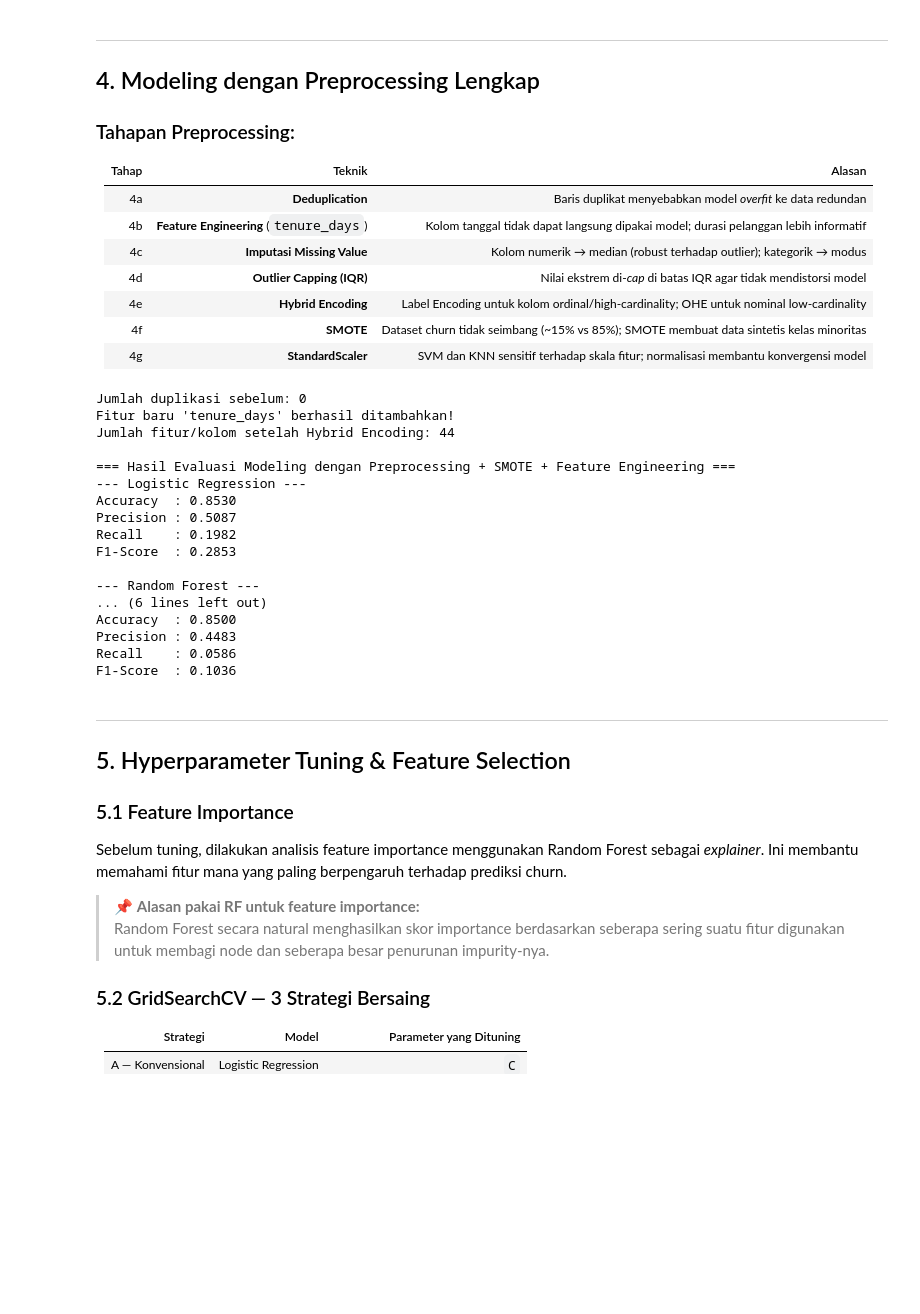
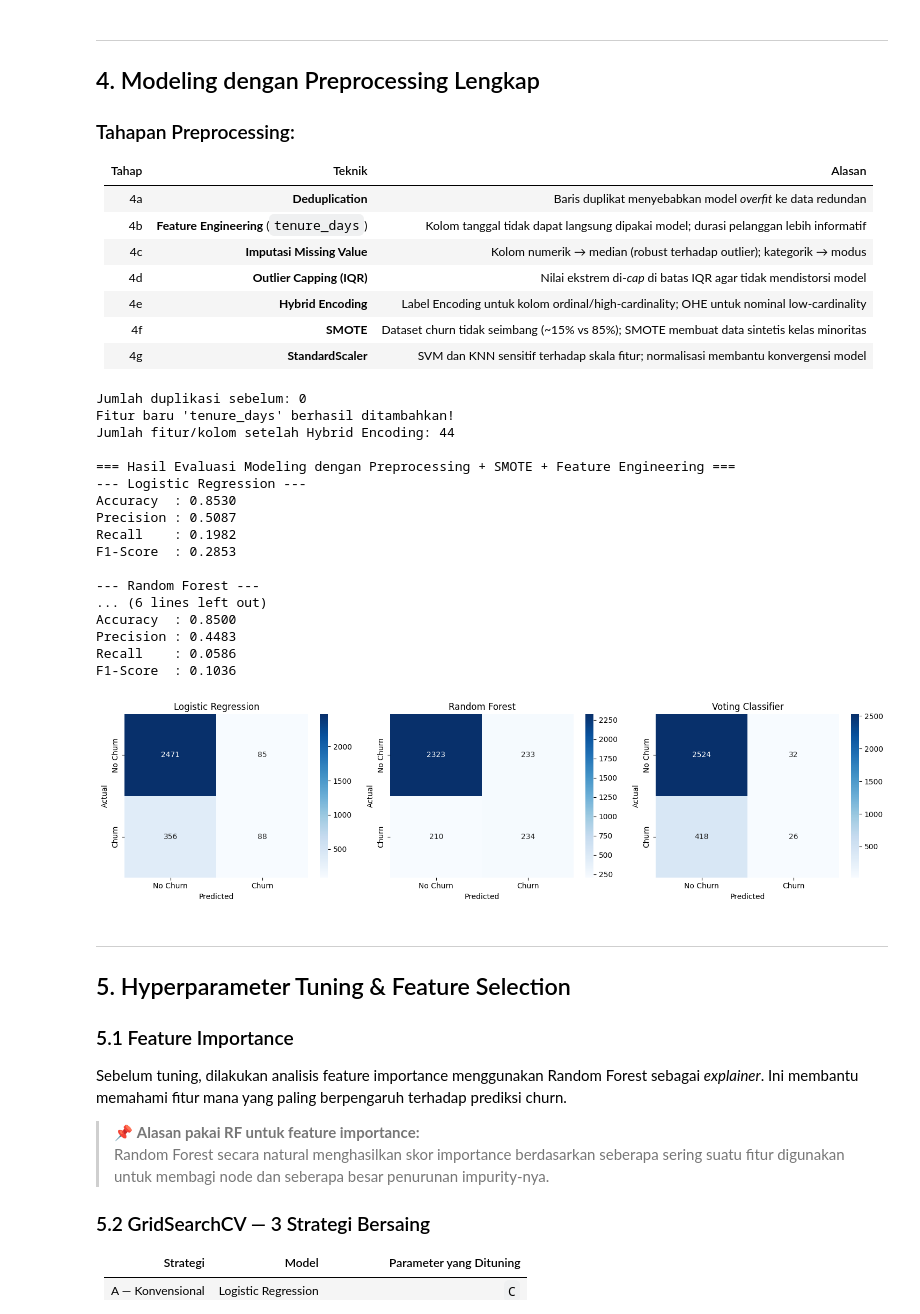
Before and after one commit to GabriellaJovanka/churn-customer-prediction, a Jupyter notebook: UAS_BENGKOD_A112314861.ipynb, the cells around one changed output. Saved outputs shown, nothing was run; the diff lists cells and outputs as text; code cells hidden in the pictures; blank space fills up the shorter version.

```diff
--- a/UAS_BENGKOD_A112314861.ipynb
+++ b/UAS_BENGKOD_A112314861.ipynb
@@ -397,36 +438,52 @@ models = {
 
 # Evaluasi Model (Looping untuk setiap model yang didefinisikan)
 print("\n=== Hasil Evaluasi Modeling dengan Preprocessing + SMOTE + Feature Engineering ===")
-for name, model in models.items():
+
+fig, axes = plt.subplots(1, len(models), figsize=(5*len(models), 4))
+
+for ax, (name, model) in zip(axes, models.items()):
     # Melatih model menggunakan data training yang sudah di-SMOTE dan di-Scaling
     model.fit(X_train_scaled, y_train_smote)
 
     # Memprediksi data test (sudah di-scale)
     y_pred = model.predict(X_test_scaled)
 
     print(f"--- {name} ---")
     print(f"Accuracy  : {accuracy_score(y_test_prep, y_pred):.4f}")
     print(f"Precision : {precision_score(y_test_prep, y_pred):.4f}")
     print(f"Recall    : {recall_score(y_test_prep, y_pred):.4f}")
     print(f"F1-Score  : {f1_score(y_test_prep, y_pred):.4f}\n")
+
+    # Confusion Matrix
+    cm = confusion_matrix(y_test_prep, y_pred)
+    sns.heatmap(cm, annot=True, fmt='d', cmap='Blues', ax=ax,
+                xticklabels=['No Churn', 'Churn'],
+                yticklabels=['No Churn', 'Churn'])
+    ax.set_title(name)
+    ax.set_xlabel('Predicted')
+    ax.set_ylabel('Actual')
+
+plt.tight_layout()
+plt.show()
 # %% [output]
 Jumlah duplikasi sebelum: 0
 Fitur baru 'tenure_days' berhasil ditambahkan!
 Jumlah fitur/kolom setelah Hybrid Encoding: 44
 
 === Hasil Evaluasi Modeling dengan Preprocessing + SMOTE + Feature Engineering ===
 --- Logistic Regression ---
 Accuracy  : 0.8530
 Precision : 0.5087
 Recall    : 0.1982
 F1-Score  : 0.2853
 
 --- Random Forest ---
 ... (6 lines left out)
 Accuracy  : 0.8500
 Precision : 0.4483
 Recall    : 0.0586
 F1-Score  : 0.1036
+[figure, added]
 # %% [markdown]
 ---
 ## 5. Hyperparameter Tuning & Feature Selection
```
Also changed, not shown: parts of 7 cells of this notebook.
